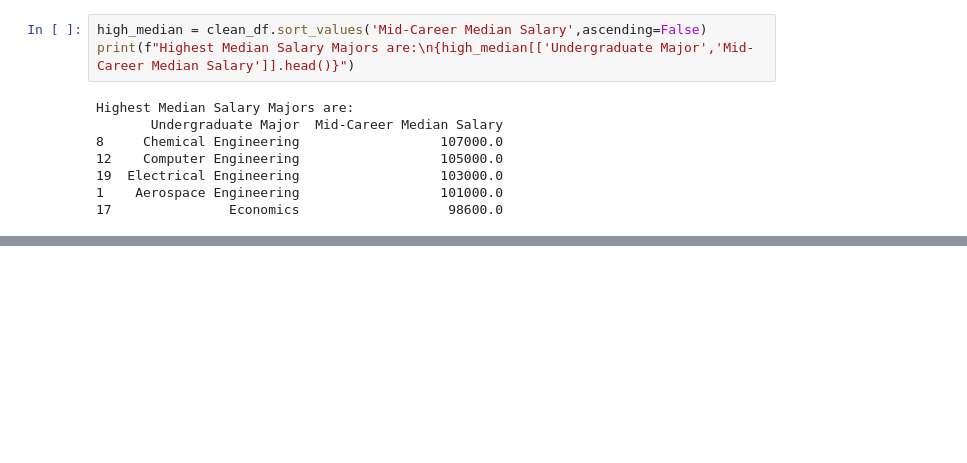
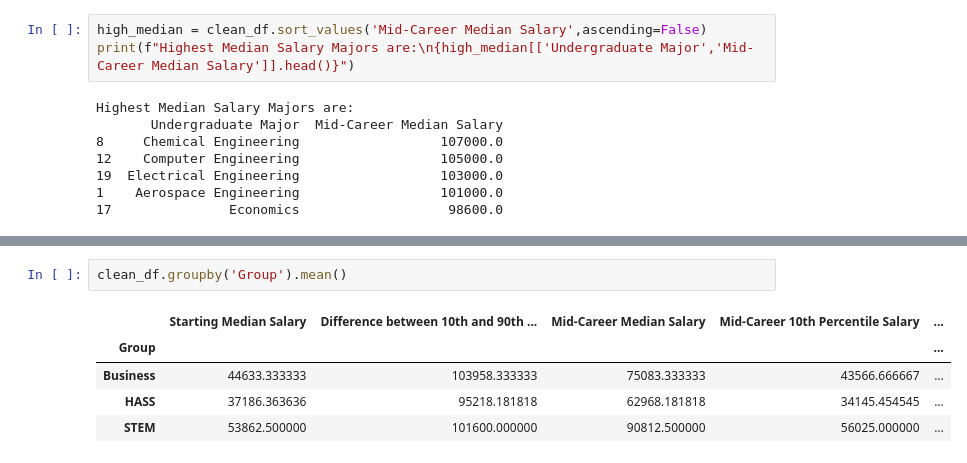
Before and after one commit to moazzam3890/Gradute_Salaries_By_Major, a Jupyter notebook: Analysing_the_Post-University_Salaries_of_Graduates_by_Major.ipynb, the cells around one changed output, grey strips where cells are left out. Drawn from its saved outputs; the diff is of its cells as text; blank space fills up the shorter version.

```diff
--- a/Analysing_the_Post-University_Salaries_of_Graduates_by_Major.ipynb
+++ b/Analysing_the_Post-University_Salaries_of_Graduates_by_Major.ipynb
@@ -258,0 +267,8 @@ Highest Median Salary Majors are:
+# %%
+clean_df.groupby('Group').mean()
+# %% [output]
+|  | Starting Median Salary | Difference between 10th and 90th ... | Mid-Career Median Salary | Mid-Career 10th Percentile Salary | ... |
+| Group |  |  |  |  | ... |
+| Business | 44633.333333 | 103958.333333 | 75083.333333 | 43566.666667 | ... |
+| HASS | 37186.363636 | 95218.181818 | 62968.181818 | 34145.454545 | ... |
+| STEM | 53862.500000 | 101600.000000 | 90812.500000 | 56025.000000 | ... |
```
Also changed, not shown: parts of 2 cells of this notebook.
